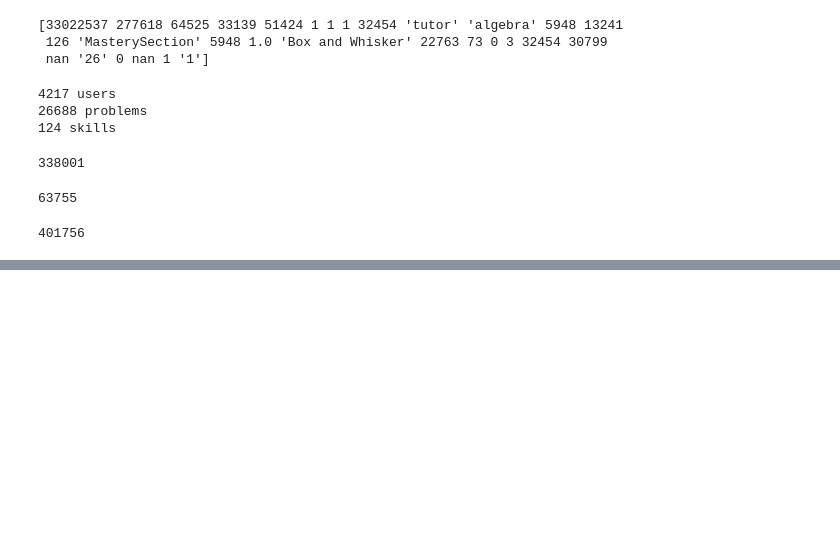
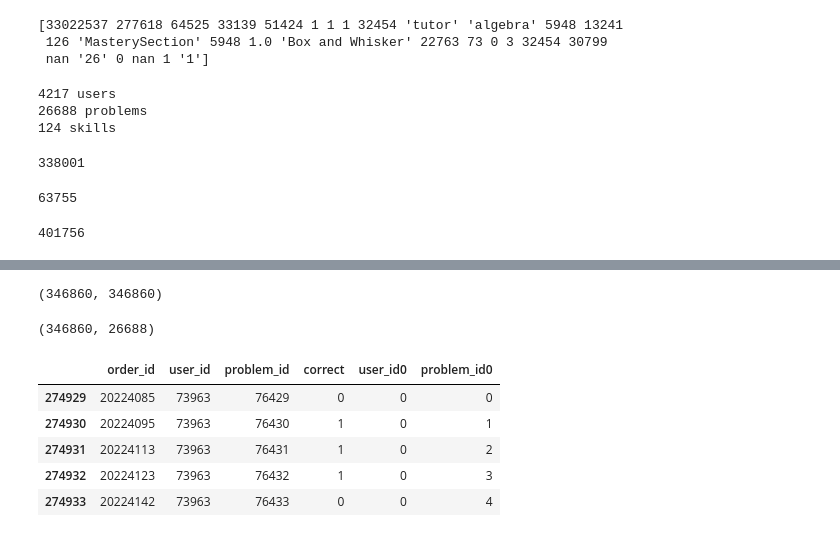
Before and after one commit to jilljenn/TF-recomm, a Jupyter notebook: doc/Assistments from scratch.ipynb, the cells around one changed output, grey strips where cells are left out. Saved outputs shown, nothing was run; the diff lists cells and outputs as text; code cells hidden in the pictures; blank space fills up the shorter version.

```diff
--- a/doc/Assistments from scratch.ipynb
+++ b/doc/Assistments from scratch.ipynb
@@ -220,0 +207,10 @@ len(df)
+# %%
+data = df.sort_values('order_id')[['order_id', 'user_id', 'problem_id', 'correct']].drop_duplicates()
+# %%
+len(data['order_id']), len(data['order_id'].unique())
+# %% [output]
+(346860, 346860)
+# %%
+len(data['problem_id']), len(data['problem_id'].unique())
+# %% [output]
+(346860, 26688)
@@ -220,0 +223,9 @@ len(df)
+# %%
+data.head()
+# %% [output]
+|  | order_id | user_id | problem_id | correct | user_id0 | problem_id0 |
+| 274929 | 20224085 | 73963 | 76429 | 0 | 0 | 0 |
+| 274930 | 20224095 | 73963 | 76430 | 1 | 0 | 1 |
+| 274931 | 20224113 | 73963 | 76431 | 1 | 0 | 2 |
+| 274932 | 20224123 | 73963 | 76432 | 1 | 0 | 3 |
+| 274933 | 20224142 | 73963 | 76433 | 0 | 0 | 4 |
```
Also changed, not shown: parts of 31 cells of this notebook, 5 other files.
